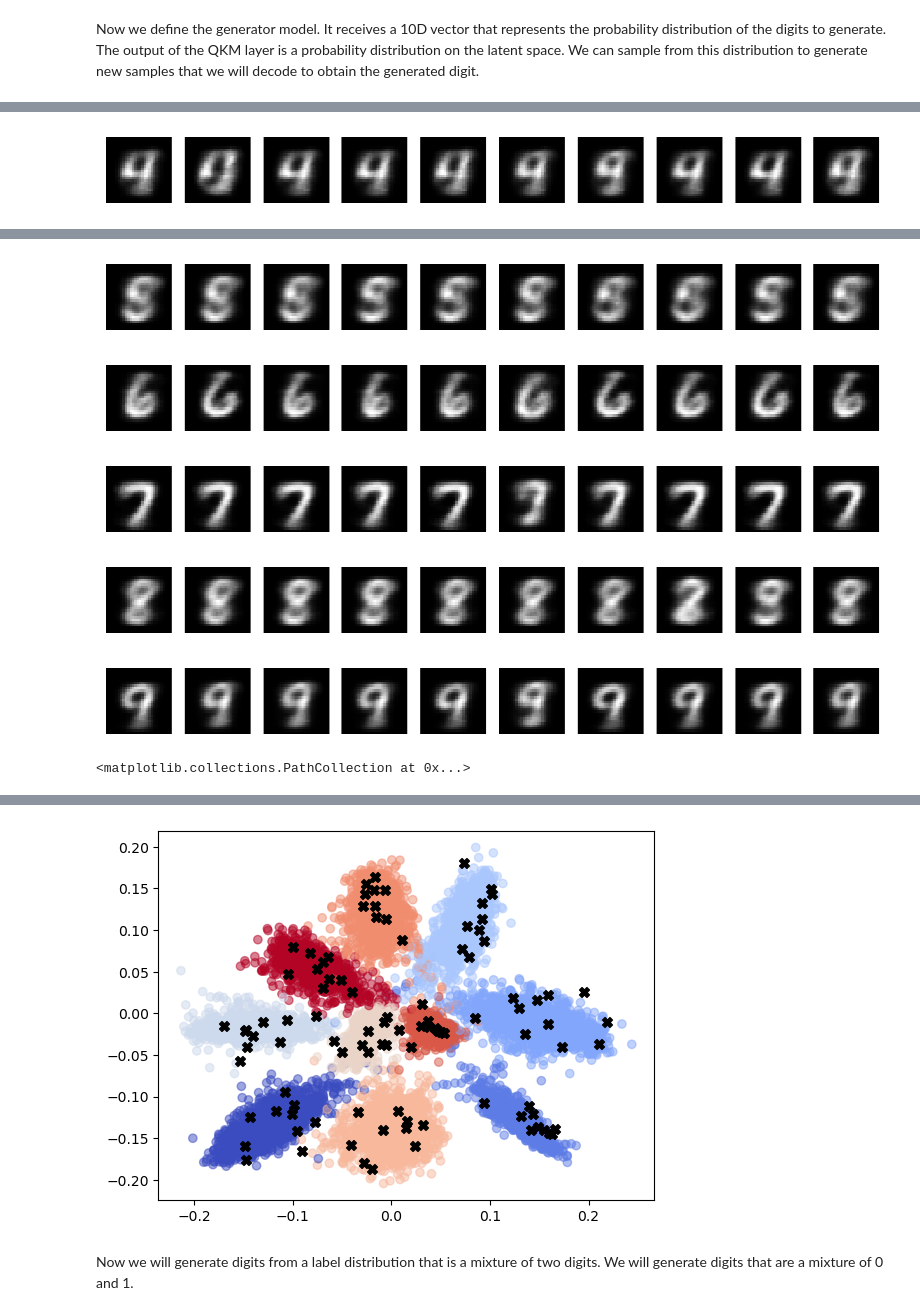
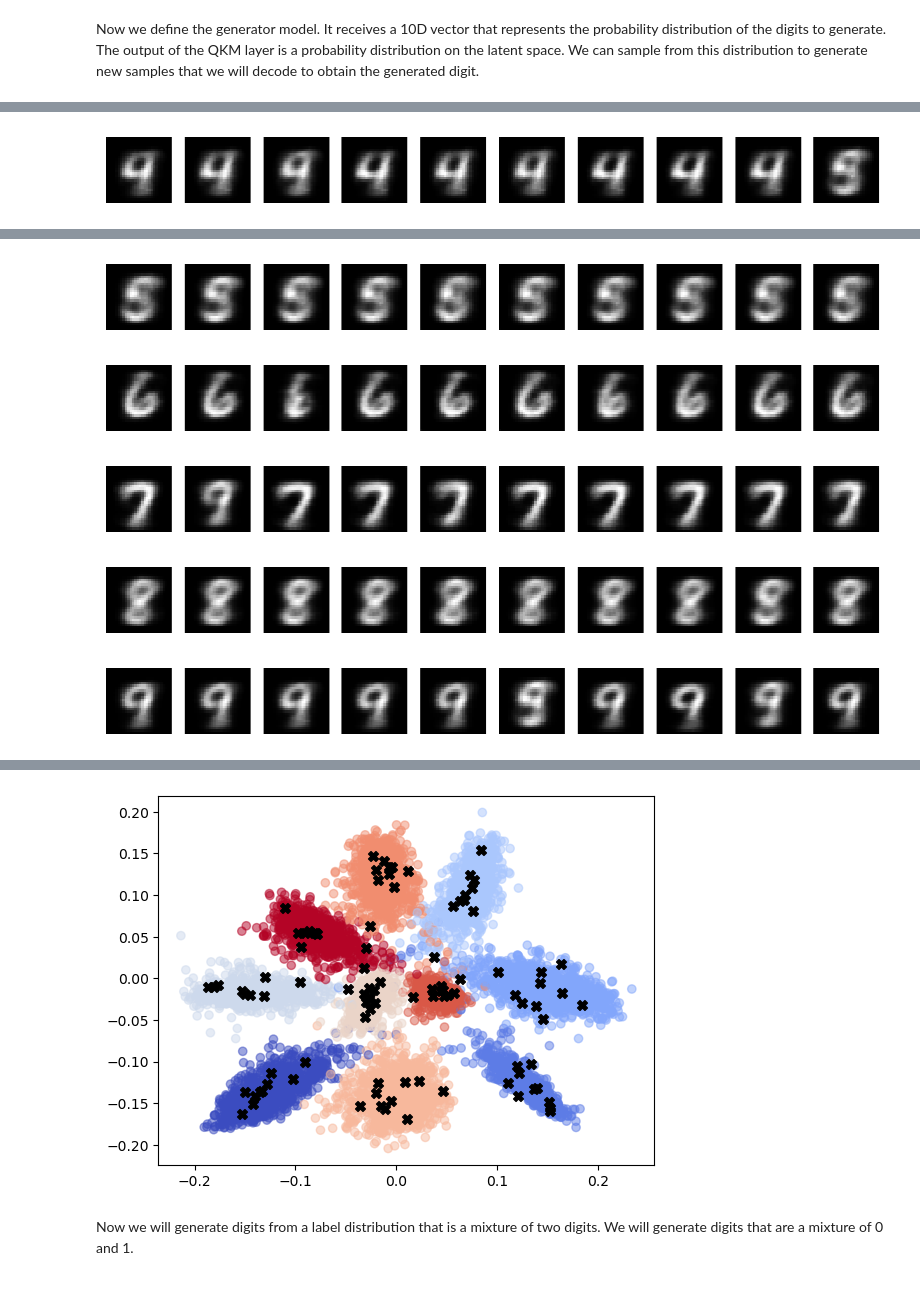
Before and after one commit to fagonzalezo/kdm, a Jupyter notebook: kdm_classification_generation_tf.ipynb, the cells around one changed output, grey strips where cells are left out. Drawn from its saved outputs; the diff is of its cells as text; code cells hidden in the pictures.

```diff
--- a/kdm_classification_generation_tf.ipynb
+++ b/kdm_classification_generation_tf.ipynb
@@ -589,7 +600,14 @@ def dm2distrib(dm, sigma):
     return gm
 # %%
 # Generate a set of distributions from the model for each digit
-distribs = dm2distrib(gen_model(keras.ops.eye(10)), sigma=kdm_mnist2.kernel.sigma * 1.5)
+rho_y = keras.ops.convert_to_numpy(
+    gen_model(keras.ops.eye(10)))
+rho_y = np.float64(rho_y)
+
+sigma = keras.ops.convert_to_numpy(kdm_mnist2.kernel.sigma)
+sigma = np.float64(sigma)
+
+distribs = dm2distrib(rho_y, sigma=sigma)
 # Sample from the distributions
 samples = []
 for i in range(10):
@@ -597,11 +615,19 @@ for i in range(10):
     samples.append(sample)
     # Show the decoded images
     decoded_imgs = decoder(sample)
-    decoded_imgs = keras.ops.sigmoid(decoded_imgs)
+    decoded_imgs = keras.ops.convert_to_numpy(
+        keras.ops.sigmoid(decoded_imgs))
     display_imgs(decoded_imgs)
 
 # plot the samples in the feature space
+num_train_samples = 10000
+encoded_train = keras.ops.convert_to_numpy(encoder.predict(X_train[:num_train_samples]))
+
+plt.scatter(encoded_train[:, 0], encoded_train[:, 1], alpha=0.5,
+            c=y_train[:num_train_samples], cmap=plt.cm.coolwarm)
+
+# plot the prototypes
 samples = np.concatenate(samples)
-plt.scatter(encoder(X_train)[:, 0], encoder(X_train)[:, 1], alpha=0.5, c=y_train, cmap=plt.cm.coolwarm)
 plt.scatter(samples[:, 0], samples[:, 1], c='k', marker='X', s=50)
+plt.show()
 # %% [output]
@@ -613 +638 @@ WARNING:tensorflow:5 out of the last 5 calls to <function pfor.<locals>.f at 0x.
-[figure, old version]
+[figure, new version]
@@ -615,6 +639,5 @@ WARNING:tensorflow:6 out of the last 6 calls to <function pfor.<locals>.f at 0x.
 [figure]
-[figure, old version]
+[figure, new version]
-[figure, old version]
+[figure, new version]
 [figure]
 [figure]
-<matplotlib.collections.PathCollection at 0x...>
@@ -621,4 +645,4 @@ WARNING:tensorflow:6 out of the last 6 calls to <function pfor.<locals>.f at 0x.
-[figure, old version]
+[figure, new version]
 # %% [markdown]
 Now we will generate digits from a label distribution that is a mixture of two digits. We will generate digits that are a mixture of 0 and 1.
 # %%
```
Also changed, not shown: parts of 7 cells of this notebook.
